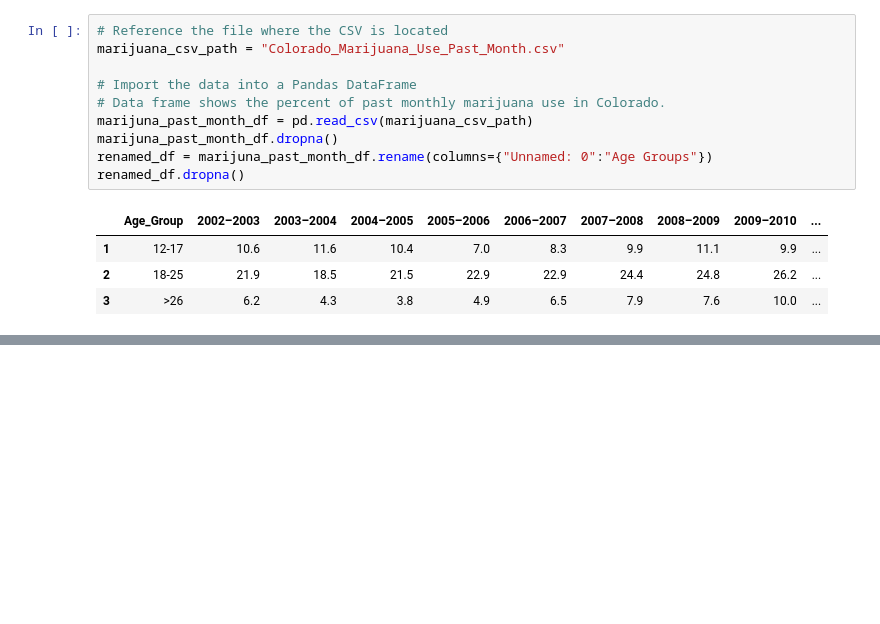
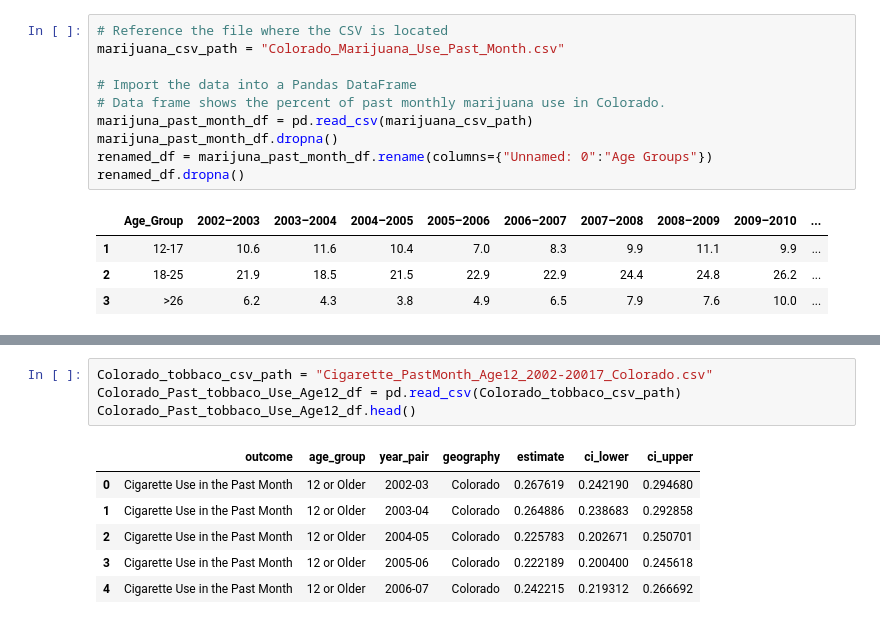
Before and after one commit to zdsteele/Project_1, a Jupyter notebook: Drug_Data_Years/Zachs_Jupyter_Notebook.ipynb, the cells around one changed output, grey strips where cells are left out. Saved outputs shown, nothing was run; the diff lists cells and outputs as text; blank space fills up the shorter version.

```diff
--- a/Drug_Data_Years/Zachs_Jupyter_Notebook.ipynb
+++ b/Drug_Data_Years/Zachs_Jupyter_Notebook.ipynb
@@ -25,0 +36,11 @@ MemoryError:
+# %%
+Colorado_tobbaco_csv_path = "Cigarette_PastMonth_Age12_2002-20017_Colorado.csv"
+Colorado_Past_tobbaco_Use_Age12_df = pd.read_csv(Colorado_tobbaco_csv_path)
+Colorado_Past_tobbaco_Use_Age12_df.head()
+# %% [output]
+|  | outcome | age_group | year_pair | geography | estimate | ci_lower | ci_upper |
+| 0 | Cigarette Use in the Past Month | 12 or Older | 2002-03 | Colorado | 0.267619 | 0.242190 | 0.294680 |
+| 1 | Cigarette Use in the Past Month | 12 or Older | 2003-04 | Colorado | 0.264886 | 0.238683 | 0.292858 |
+| 2 | Cigarette Use in the Past Month | 12 or Older | 2004-05 | Colorado | 0.225783 | 0.202671 | 0.250701 |
+| 3 | Cigarette Use in the Past Month | 12 or Older | 2005-06 | Colorado | 0.222189 | 0.200400 | 0.245618 |
+| 4 | Cigarette Use in the Past Month | 12 or Older | 2006-07 | Colorado | 0.242215 | 0.219312 | 0.266692 |
```
Also changed, not shown: parts of 9 cells of this notebook.
